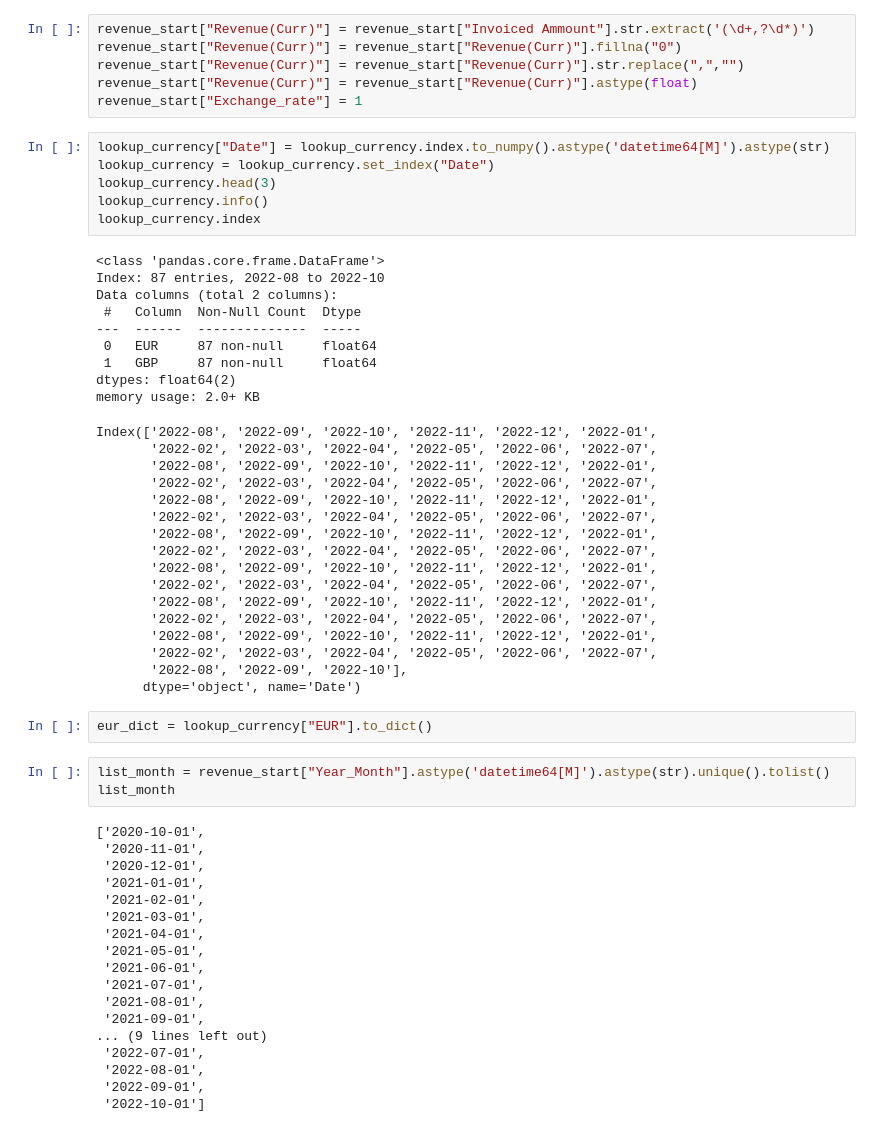
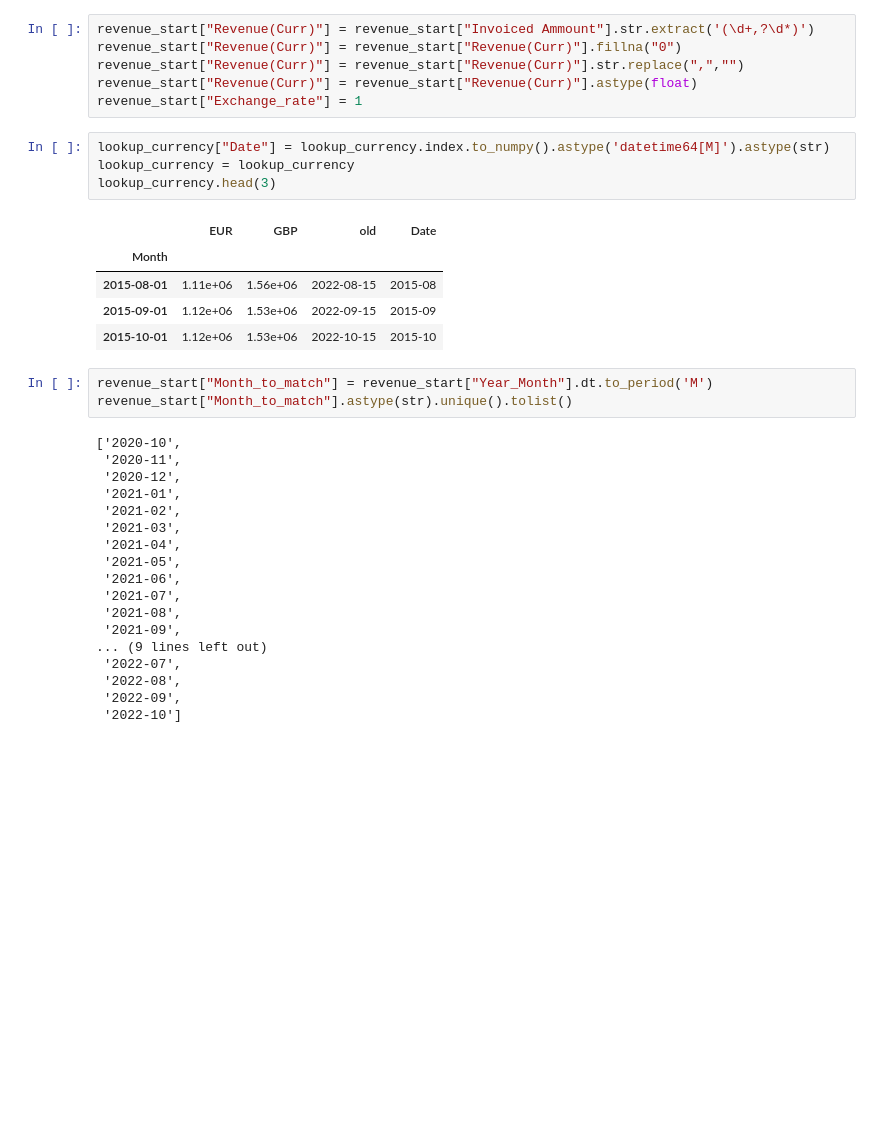
Before and after one commit to SilverSurferClash/Sales_analysis, a Jupyter notebook: Import_clean_SFDC_script.ipynb, the cells around one changed output. Drawn from its saved outputs; the diff is of its cells as text; blank space fills up the shorter version.

Commit message:
Cleaning and merging of revenue data

```diff
--- a/Import_clean_SFDC_script.ipynb
+++ b/Import_clean_SFDC_script.ipynb
@@ -1356,56 +1379,32 @@ revenue_start["Revenue(Curr)"] = revenue_start["Revenue(Curr)"].astype(float)
 revenue_start["Exchange_rate"] = 1
 # %%
 lookup_currency["Date"] = lookup_currency.index.to_numpy().astype('datetime64[M]').astype(str)
-lookup_currency = lookup_currency.set_index("Date")
+lookup_currency = lookup_currency
 lookup_currency.head(3)
-lookup_currency.info()
-lookup_currency.index
 # %% [output]
-<class 'pandas.core.frame.DataFrame'>
-Index: 87 entries, 2022-08 to 2022-10
-Data columns (total 2 columns):
- #   Column  Non-Null Count  Dtype
----  ------  --------------  -----
- 0   EUR     87 non-null     float64
- 1   GBP     87 non-null     float64
-dtypes: float64(2)
-memory usage: 2.0+ KB
-Index(['2022-08', '2022-09', '2022-10', '2022-11', '2022-12', '2022-01',
-       '2022-02', '2022-03', '2022-04', '2022-05', '2022-06', '2022-07',
-       '2022-08', '2022-09', '2022-10', '2022-11', '2022-12', '2022-01',
-       '2022-02', '2022-03', '2022-04', '2022-05', '2022-06', '2022-07',
-       '2022-08', '2022-09', '2022-10', '2022-11', '2022-12', '2022-01',
-       '2022-02', '2022-03', '2022-04', '2022-05', '2022-06', '2022-07',
-       '2022-08', '2022-09', '2022-10', '2022-11', '2022-12', '2022-01',
-       '2022-02', '2022-03', '2022-04', '2022-05', '2022-06', '2022-07',
-       '2022-08', '2022-09', '2022-10', '2022-11', '2022-12', '2022-01',
-       '2022-02', '2022-03', '2022-04', '2022-05', '2022-06', '2022-07',
-       '2022-08', '2022-09', '2022-10', '2022-11', '2022-12', '2022-01',
-       '2022-02', '2022-03', '2022-04', '2022-05', '2022-06', '2022-07',
-       '2022-08', '2022-09', '2022-10', '2022-11', '2022-12', '2022-01',
-       '2022-02', '2022-03', '2022-04', '2022-05', '2022-06', '2022-07',
-       '2022-08', '2022-09', '2022-10'],
-      dtype='object', name='Date')
+|  | EUR | GBP | old | Date |
+| Month |  |  |  |  |
+| 2015-08-01 | 1.11e+06 | 1.56e+06 | 2022-08-15 | 2015-08 |
+| 2015-09-01 | 1.12e+06 | 1.53e+06 | 2022-09-15 | 2015-09 |
+| 2015-10-01 | 1.12e+06 | 1.53e+06 | 2022-10-15 | 2015-10 |
-# %%
-eur_dict = lookup_currency["EUR"].to_dict()
 # %%
-list_month = revenue_start["Year_Month"].astype('datetime64[M]').astype(str).unique().tolist()
-list_month
+revenue_start["Month_to_match"] = revenue_start["Year_Month"].dt.to_period('M')
+revenue_start["Month_to_match"].astype(str).unique().tolist()
 # %% [output]
-['2020-10-01',
- '2020-11-01',
- '2020-12-01',
- '2021-01-01',
- '2021-02-01',
- '2021-03-01',
- '2021-04-01',
- '2021-05-01',
- '2021-06-01',
- '2021-07-01',
- '2021-08-01',
- '2021-09-01',
+['2020-10',
+ '2020-11',
+ '2020-12',
+ '2021-01',
+ '2021-02',
+ '2021-03',
+ '2021-04',
+ '2021-05',
+ '2021-06',
+ '2021-07',
+ '2021-08',
+ '2021-09',
 ... (9 lines left out)
- '2022-07-01',
- '2022-08-01',
- '2022-09-01',
- '2022-10-01']
+ '2022-07',
+ '2022-08',
+ '2022-09',
+ '2022-10']
```
Also changed, not shown: parts of 21 cells of this notebook.
